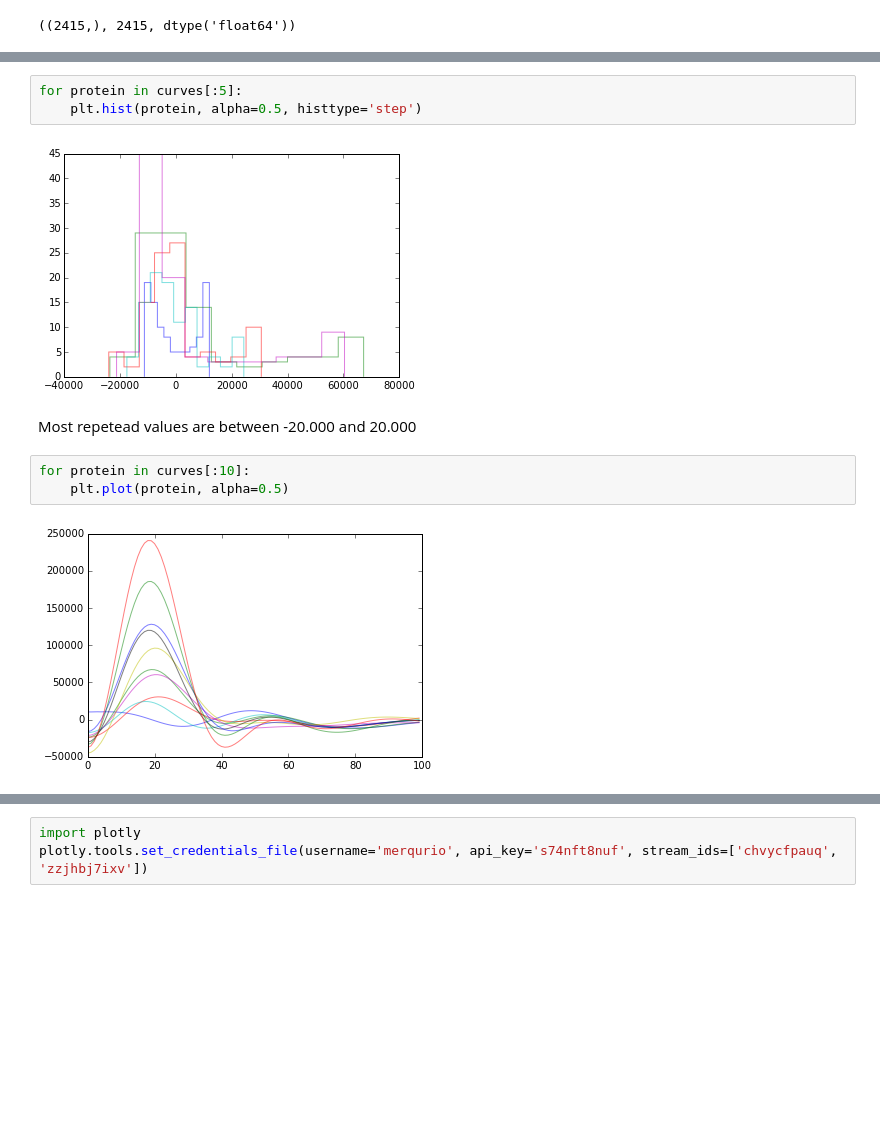
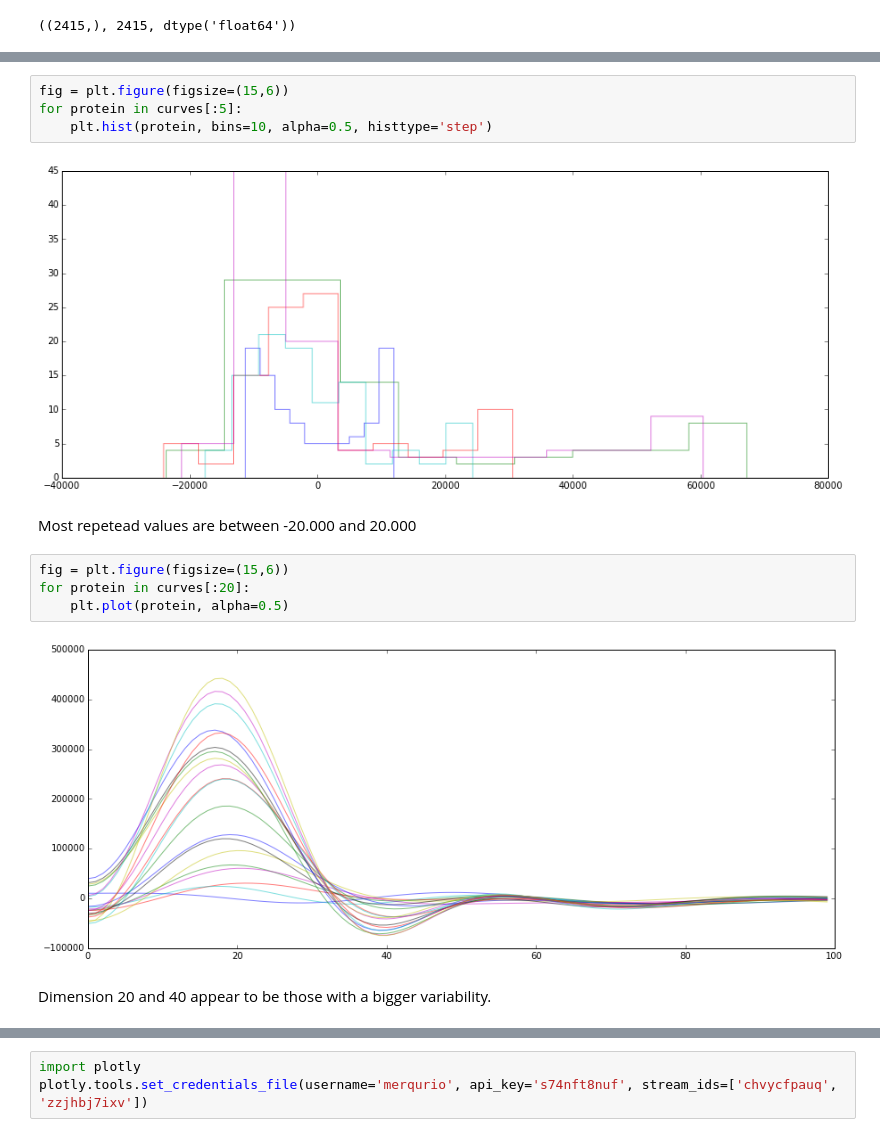
Before and after one commit to merqurio/saxs_project, a Jupyter notebook: SAXS and RMSD applied ML.ipynb, the cells around one changed output, grey strips where cells are left out. Drawn from its saved outputs; the diff is of its cells as text; blank space fills up the shorter version.

```diff
--- a/SAXS and RMSD applied ML.ipynb
+++ b/SAXS and RMSD applied ML.ipynb
@@ -59,13 +69,17 @@ curves[0].max(), curves.min(), curves.mean()
 # %%
+fig = plt.figure(figsize=(15,6))
 for protein in curves[:5]:
-    plt.hist(protein, alpha=0.5, histtype='step')
+    plt.hist(protein, bins=10, alpha=0.5, histtype='step')
 # %% [output]
-[figure, old version]
+[figure, new version]
 # %% [markdown]
 Most repetead values are between -20.000 and 20.000
 # %%
-for protein in curves[:10]:
+fig = plt.figure(figsize=(15,6))
+for protein in curves[:20]:
     plt.plot(protein, alpha=0.5)
 # %% [output]
-[figure, old version]
+[figure, new version]
+# %% [markdown]
+Dimension 20 and 40 appear to be those with a bigger variability.
 # %%
```
Also changed, not shown: parts of 51 cells of this notebook.
